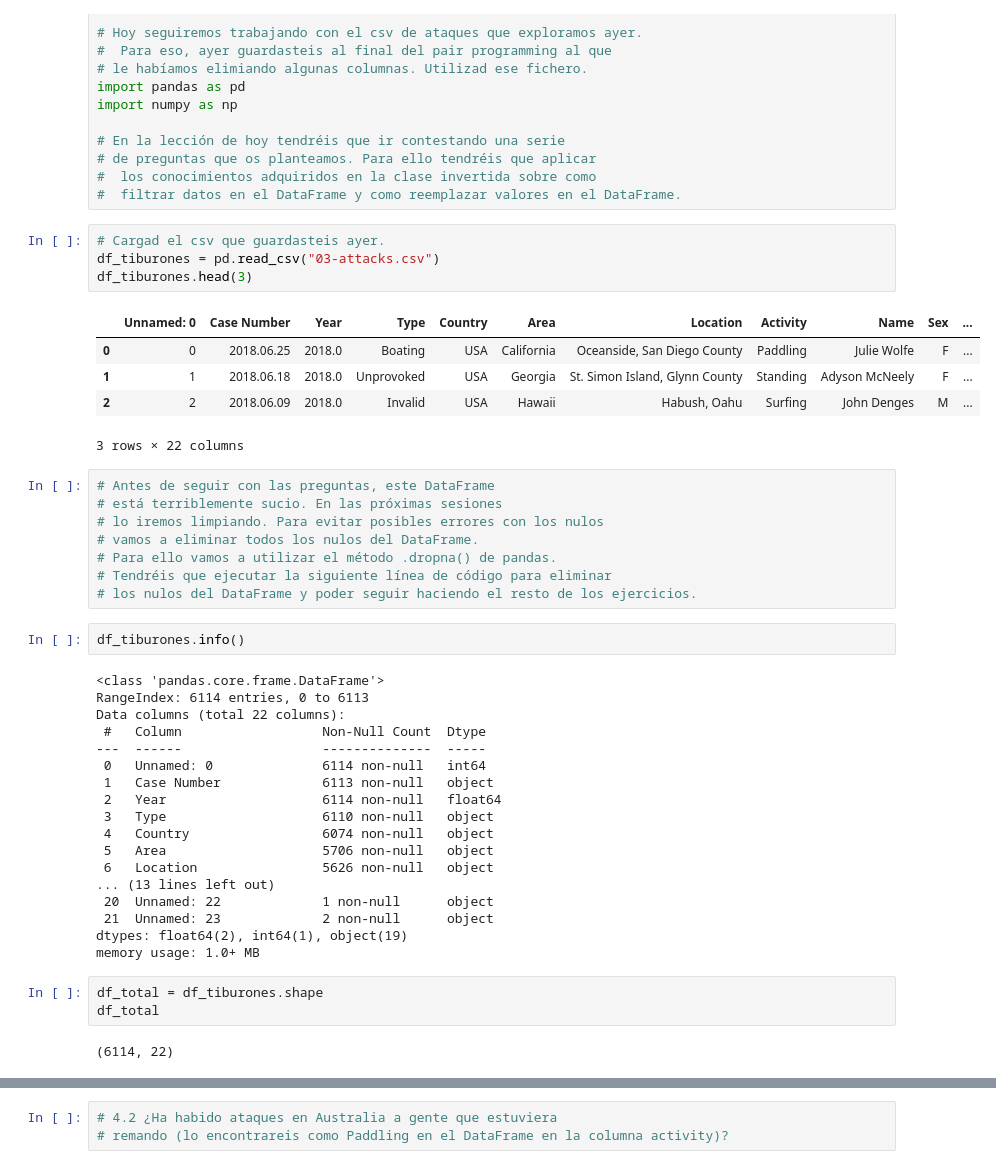
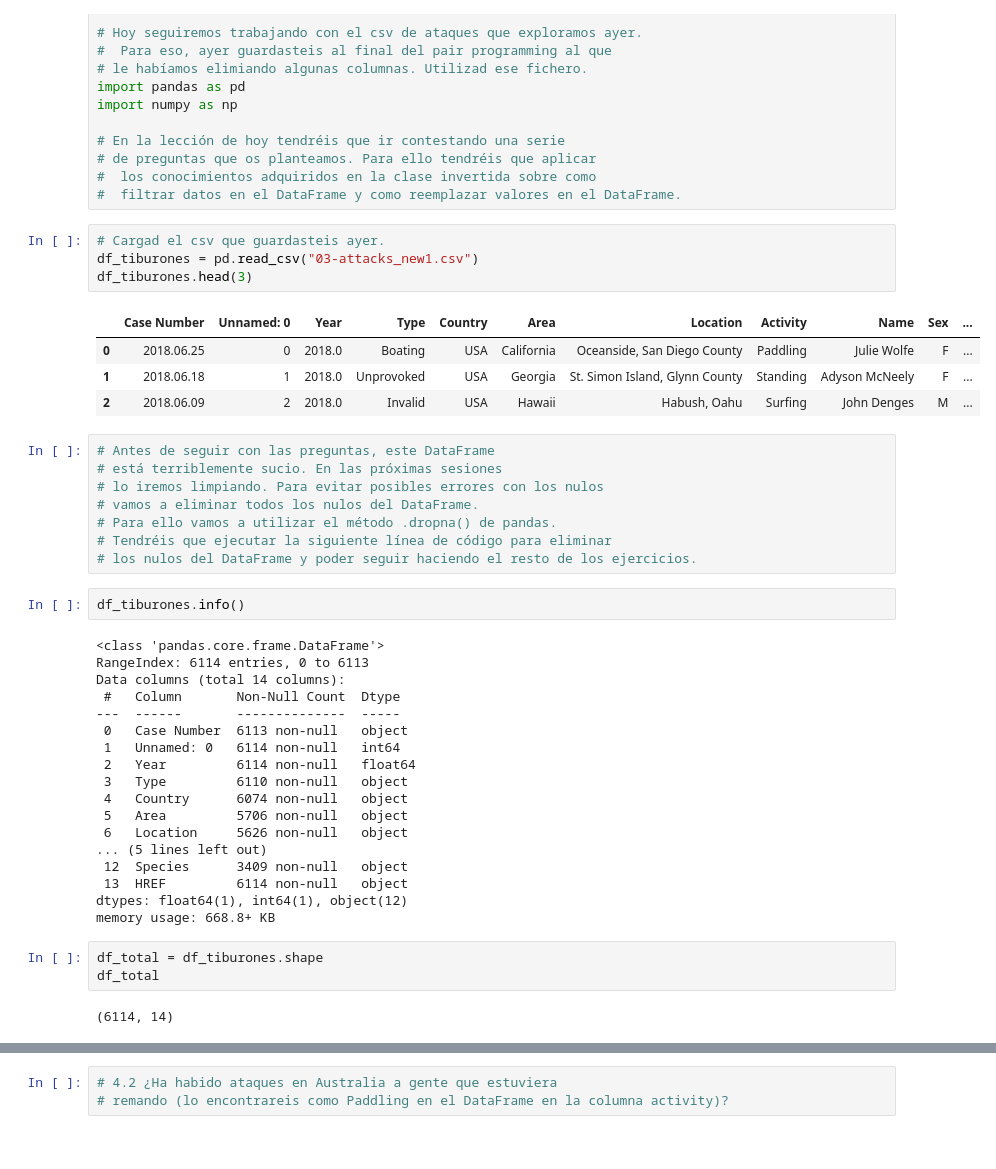
Before and after one commit to Adalab/DA-promoC-modulo-02-Marina-Lourdes-Ana, a Jupyter notebook: Pandas/04-pandas_4.ipynb, the cells around one changed output, grey strips where cells are left out. Drawn from its saved outputs; the diff is of its cells as text.

```diff
--- a/Pandas/04-pandas_4.ipynb
+++ b/Pandas/04-pandas_4.ipynb
@@ -13,14 +13,13 @@ import numpy as np
 #  filtrar datos en el DataFrame y como reemplazar valores en el DataFrame.
 # %%
 # Cargad el csv que guardasteis ayer.
-df_tiburones = pd.read_csv("03-attacks.csv")
+df_tiburones = pd.read_csv("03-attacks_new1.csv")
 df_tiburones.head(3)
 # %% [output]
-|  | Unnamed: 0 | Case Number | Year | Type | Country | Area | Location | Activity | Name | Sex | ... |
-| 0 | 0 | 2018.06.25 | 2018.0 | Boating | USA | California | Oceanside, San Diego County | Paddling | Julie Wolfe | F | ... |
-| 1 | 1 | 2018.06.18 | 2018.0 | Unprovoked | USA | Georgia | St. Simon Island, Glynn County | Standing | Adyson McNeely | F | ... |
-| 2 | 2 | 2018.06.09 | 2018.0 | Invalid | USA | Hawaii | Habush, Oahu | Surfing | John Denges | M | ... |
+|  | Case Number | Unnamed: 0 | Year | Type | Country | Area | Location | Activity | Name | Sex | ... |
+| 0 | 2018.06.25 | 0 | 2018.0 | Boating | USA | California | Oceanside, San Diego County | Paddling | Julie Wolfe | F | ... |
+| 1 | 2018.06.18 | 1 | 2018.0 | Unprovoked | USA | Georgia | St. Simon Island, Glynn County | Standing | Adyson McNeely | F | ... |
+| 2 | 2018.06.09 | 2 | 2018.0 | Invalid | USA | Hawaii | Habush, Oahu | Surfing | John Denges | M | ... |
-3 rows × 22 columns
 # %%
 # Antes de seguir con las preguntas, este DataFrame
 # está terriblemente sucio. En las próximas sesiones
@@ -34,26 +33,26 @@ df_tiburones.info()
 # %% [output]
 <class 'pandas.core.frame.DataFrame'>
 RangeIndex: 6114 entries, 0 to 6113
-Data columns (total 22 columns):
- #   Column                  Non-Null Count  Dtype
----  ------                  --------------  -----
- 0   Unnamed: 0              6114 non-null   int64
- 1   Case Number             6113 non-null   object
- 2   Year                    6114 non-null   float64
- 3   Type                    6110 non-null   object
- 4   Country                 6074 non-null   object
- 5   Area                    5706 non-null   object
- 6   Location                5626 non-null   object
-... (13 lines left out)
- 20  Unnamed: 22             1 non-null      object
- 21  Unnamed: 23             2 non-null      object
-dtypes: float64(2), int64(1), object(19)
-memory usage: 1.0+ MB
+Data columns (total 14 columns):
+ #   Column       Non-Null Count  Dtype
+---  ------       --------------  -----
+ 0   Case Number  6113 non-null   object
+ 1   Unnamed: 0   6114 non-null   int64
+ 2   Year         6114 non-null   float64
+ 3   Type         6110 non-null   object
+ 4   Country      6074 non-null   object
+ 5   Area         5706 non-null   object
+ 6   Location     5626 non-null   object
+... (5 lines left out)
+ 12  Species      3409 non-null   object
+ 13  HREF         6114 non-null   object
+dtypes: float64(1), int64(1), object(12)
+memory usage: 668.8+ KB
 # %%
 df_total = df_tiburones.shape
 df_total
 # %% [output]
-(6114, 22)
+(6114, 14)
 # %%
 # ¿Cuántas filas se han eliminado con esta línea de código?
 
```
Also changed, not shown: parts of 17 cells of this notebook, 1 other file.
